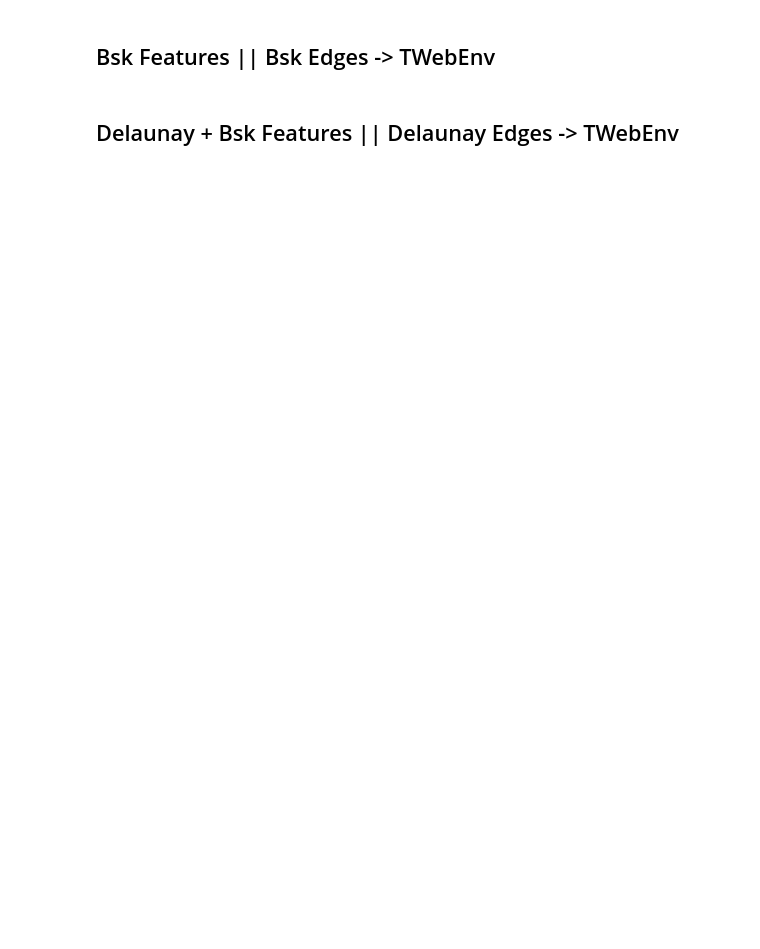
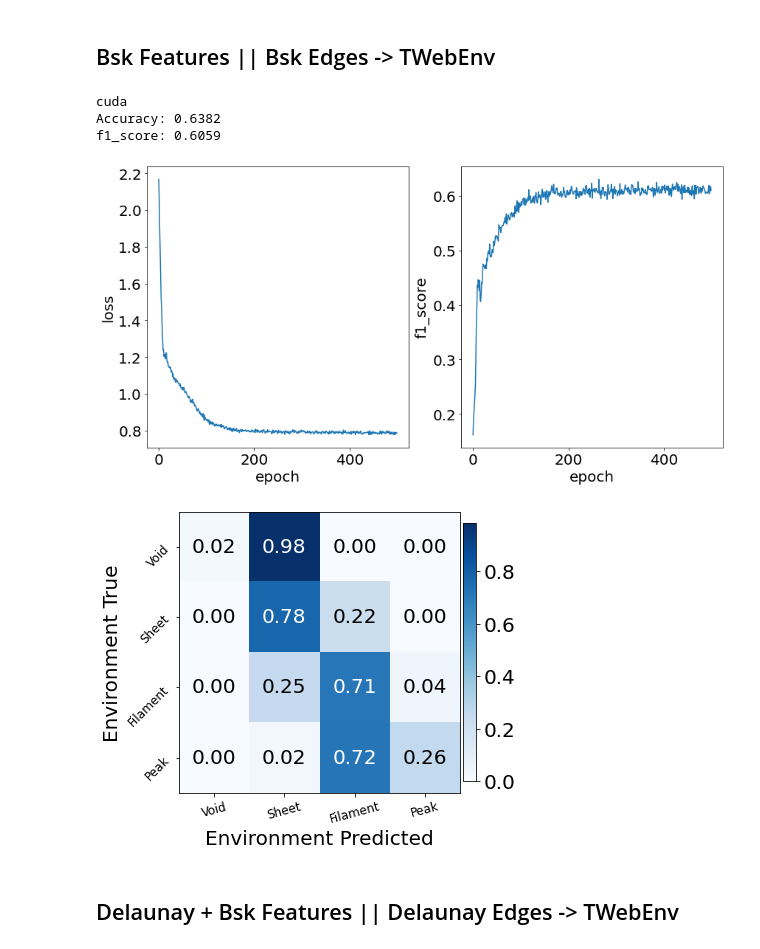
Before and after one commit to jsuarez314/graph_predictions, a Jupyter notebook: TCW_graph_topological_multiple.ipynb, the cells around one changed output. Cells and saved outputs as stored; diff of their text form; code cells hidden in the pictures; blank space fills up the shorter version.

```diff
--- a/TCW_graph_topological_multiple.ipynb
+++ b/TCW_graph_topological_multiple.ipynb
@@ -186,34 +189,39 @@ _ = pl.plot(lloss)
 pl.xlabel('epoch')
 pl.ylabel('loss')
 pl.subplot(1,2,2)
 _ = pl.plot(lf1)
 pl.xlabel('epoch')
 pl.ylabel('f1_score')
 
-classes = ['Peak','Filament','Sheet','Void']
 #------------ Confusion Matrix
 cm = confusion_matrix(np.array(data.y[data.test_mask].cpu().data), np.array(pred[data.test_mask].cpu().data))
 cm = cm.astype('float') / cm.sum(axis=1)[:, np.newaxis]
 
 fig= pl.figure(figsize=(6,6))
 ax = fig.add_subplot(1,1,1)
 im = ax.imshow(cm, interpolation='nearest', cmap=pl.cm.Blues)
 ax.figure.colorbar(im, ax=ax, pad=0.01, shrink=0.79)
 ax.set(xticks=np.arange(cm.shape[1]), yticks=np.arange(cm.shape[0]), xticklabels=classes, yticklabels=classes)
 ax.set_xlabel("Environment Predicted",size=20)
 ax.set_ylabel("Environment True",size=20)
 # ax.set_ylim(4-0.5, -0.5)
 
 pl.setp(ax.get_xticklabels(), rotation=15, size=12)
 pl.setp(ax.get_yticklabels(), rotation=45, size=12)
 
 fmt = '.2f'
 thresh = cm.max()/2.
 for i in range(cm.shape[0]):
     for j in range(cm.shape[1]):
         ax.text(j, i, format(cm[i, j], fmt),ha="center", va="center",size=20 , color="white" if cm[i, j] > thresh else "black")
 
 pl.show()
+# %% [output]
+cuda
+Accuracy: 0.6382
+f1_score: 0.6059
+[figure, added]
+[figure, added]
 # %% [markdown]
 ## Delaunay + Bsk Features  || Delaunay Edges -> TWebEnv
 # %%
```
Also changed, not shown: parts of 9 cells of this notebook, 2 other files.
